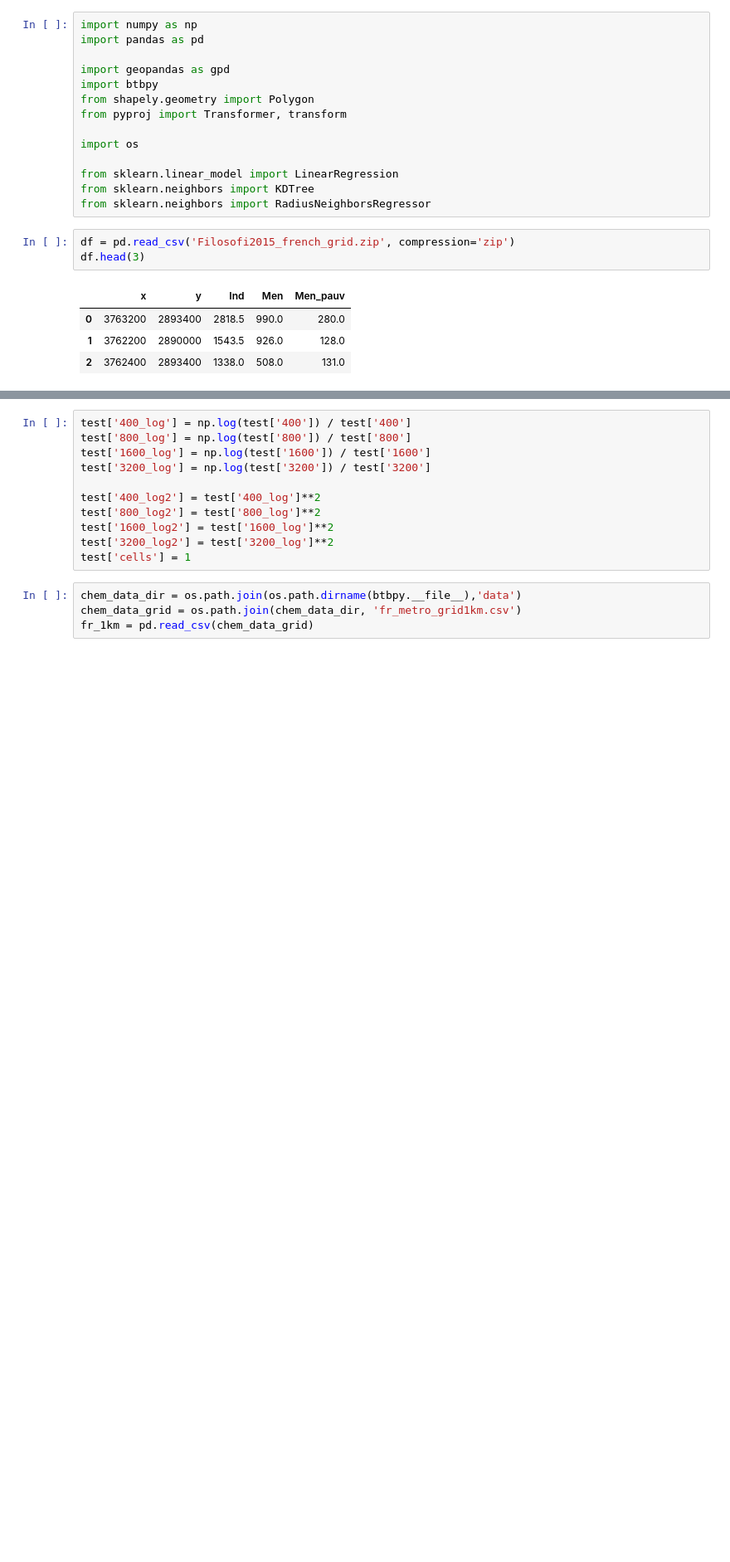
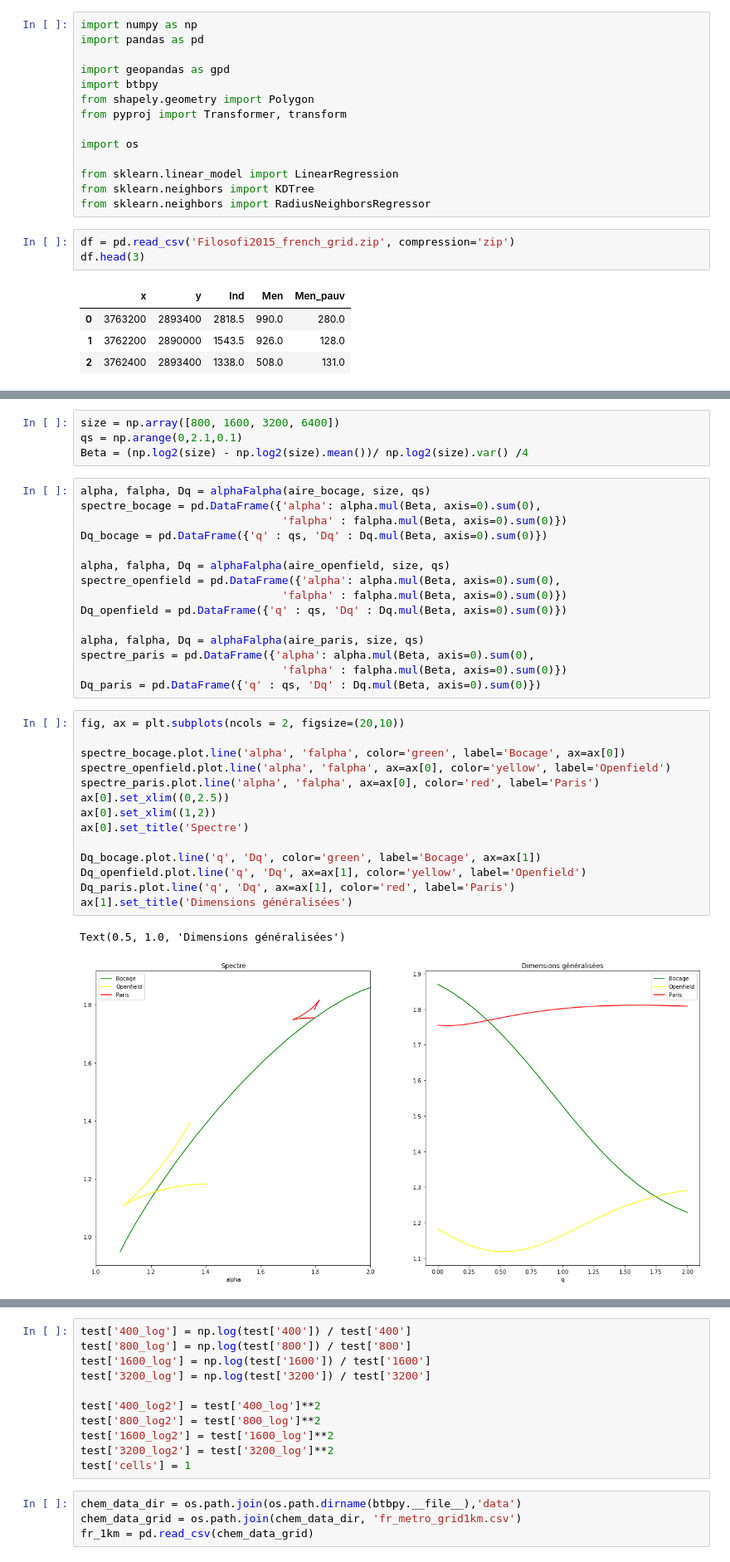
Before and after one commit to fsemecurbe/GWFA, a Jupyter notebook: D0c1c2.ipynb, the cells around one changed output, grey strips where cells are left out. Shown: that part at 83% size. Drawn from its saved outputs; the diff is of its cells as text; blank space fills up the shorter version.

```diff
--- a/D0c1c2.ipynb
+++ b/D0c1c2.ipynb
@@ -28,3 +107,39 @@ df.head(3)
+# %%
+size = np.array([800, 1600, 3200, 6400])
+qs = np.arange(0,2.1,0.1)
+Beta = (np.log2(size) - np.log2(size).mean())/ np.log2(size).var() /4
+# %%
+alpha, falpha, Dq = alphaFalpha(aire_bocage, size, qs)
+spectre_bocage = pd.DataFrame({'alpha': alpha.mul(Beta, axis=0).sum(0),
+                               'falpha' : falpha.mul(Beta, axis=0).sum(0)})
+Dq_bocage = pd.DataFrame({'q' : qs, 'Dq' : Dq.mul(Beta, axis=0).sum(0)})
+
+alpha, falpha, Dq = alphaFalpha(aire_openfield, size, qs)
+spectre_openfield = pd.DataFrame({'alpha': alpha.mul(Beta, axis=0).sum(0),
+                               'falpha' : falpha.mul(Beta, axis=0).sum(0)})
+Dq_openfield = pd.DataFrame({'q' : qs, 'Dq' : Dq.mul(Beta, axis=0).sum(0)})
+
+alpha, falpha, Dq = alphaFalpha(aire_paris, size, qs)
+spectre_paris = pd.DataFrame({'alpha': alpha.mul(Beta, axis=0).sum(0),
+                               'falpha' : falpha.mul(Beta, axis=0).sum(0)})
+Dq_paris = pd.DataFrame({'q' : qs, 'Dq' : Dq.mul(Beta, axis=0).sum(0)})
+# %%
+fig, ax = plt.subplots(ncols = 2, figsize=(20,10))
+
+spectre_bocage.plot.line('alpha', 'falpha', color='green', label='Bocage', ax=ax[0])
+spectre_openfield.plot.line('alpha', 'falpha', ax=ax[0], color='yellow', label='Openfield')
+spectre_paris.plot.line('alpha', 'falpha', ax=ax[0], color='red', label='Paris')
+ax[0].set_xlim((0,2.5))
+ax[0].set_xlim((1,2))
+ax[0].set_title('Spectre')
+
+Dq_bocage.plot.line('q', 'Dq', color='green', label='Bocage', ax=ax[1])
+Dq_openfield.plot.line('q', 'Dq', ax=ax[1], color='yellow', label='Openfield')
+Dq_paris.plot.line('q', 'Dq', ax=ax[1], color='red', label='Paris')
+ax[1].set_title('Dimensions généralisées')
+# %% [output]
+Text(0.5, 1.0, 'Dimensions généralisées')
+[figure, added]
 # %%
 def neighbors_near_point(df, weight, list_of_radius):
     neighbors = np.zeros([df.shape[0],list_of_radius.size],dtype=np.float)
```
Also changed, not shown: parts of 14 cells of this notebook.
